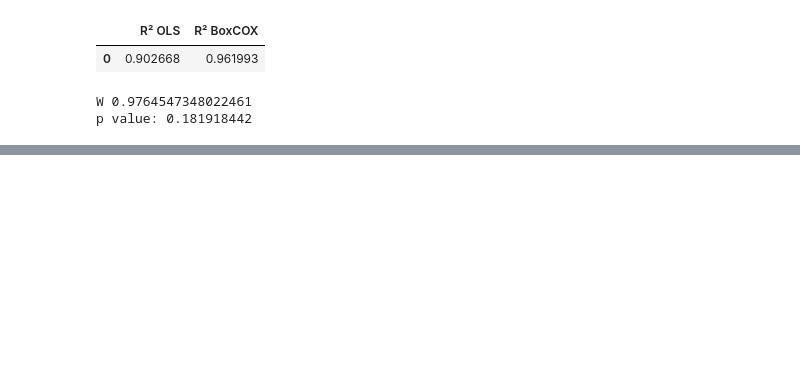
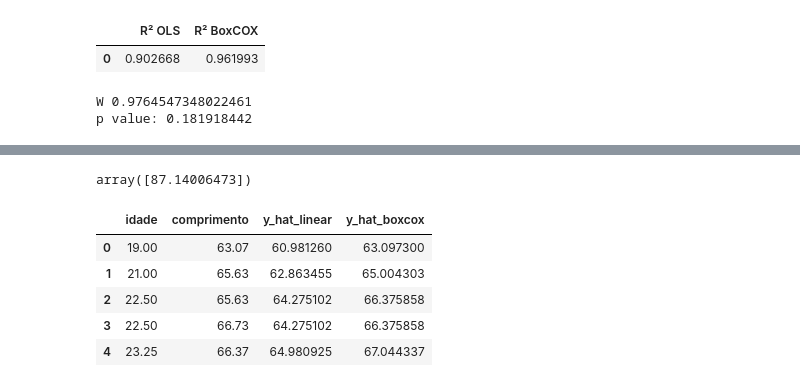
Before and after one commit to Marcus-V-Freitas/Regressao_Linear_E_Nao_Linear, a Jupyter notebook: Regressão_Linear_e_Não_Linear.ipynb, the cells around one changed output, grey strips where cells are left out. Cells and saved outputs as stored; diff of their text form; code cells hidden in the pictures; blank space fills up the shorter version.

```diff
--- a/Regressão_Linear_e_Não_Linear.ipynb
+++ b/Regressão_Linear_e_Não_Linear.ipynb
@@ -212,0 +242,4 @@ array([259748.32852435,  49255.94961087])
+# %%
+(((54251.109775 * lambda_bc) + 1)) ** (1/lambda_bc)
+# %% [output]
+array([87.14006473])
@@ -212,0 +249,11 @@ array([259748.32852435,  49255.94961087])
+# %%
+DplyFrame(bebes) >> \
+  select(bebes.idade,bebes.comprimento,bebes.y_hat_linear,bebes.y_hat_boxcox) >>\
+  head()
+# %% [output]
+|  | idade | comprimento | y_hat_linear | y_hat_boxcox |
+| 0 | 19.00 | 63.07 | 60.981260 | 63.097300 |
+| 1 | 21.00 | 65.63 | 62.863455 | 65.004303 |
+| 2 | 22.50 | 65.63 | 64.275102 | 66.375858 |
+| 3 | 22.50 | 66.73 | 64.275102 | 66.375858 |
+| 4 | 23.25 | 66.37 | 64.980925 | 67.044337 |
```
Also changed, not shown: parts of 23 cells of this notebook.
